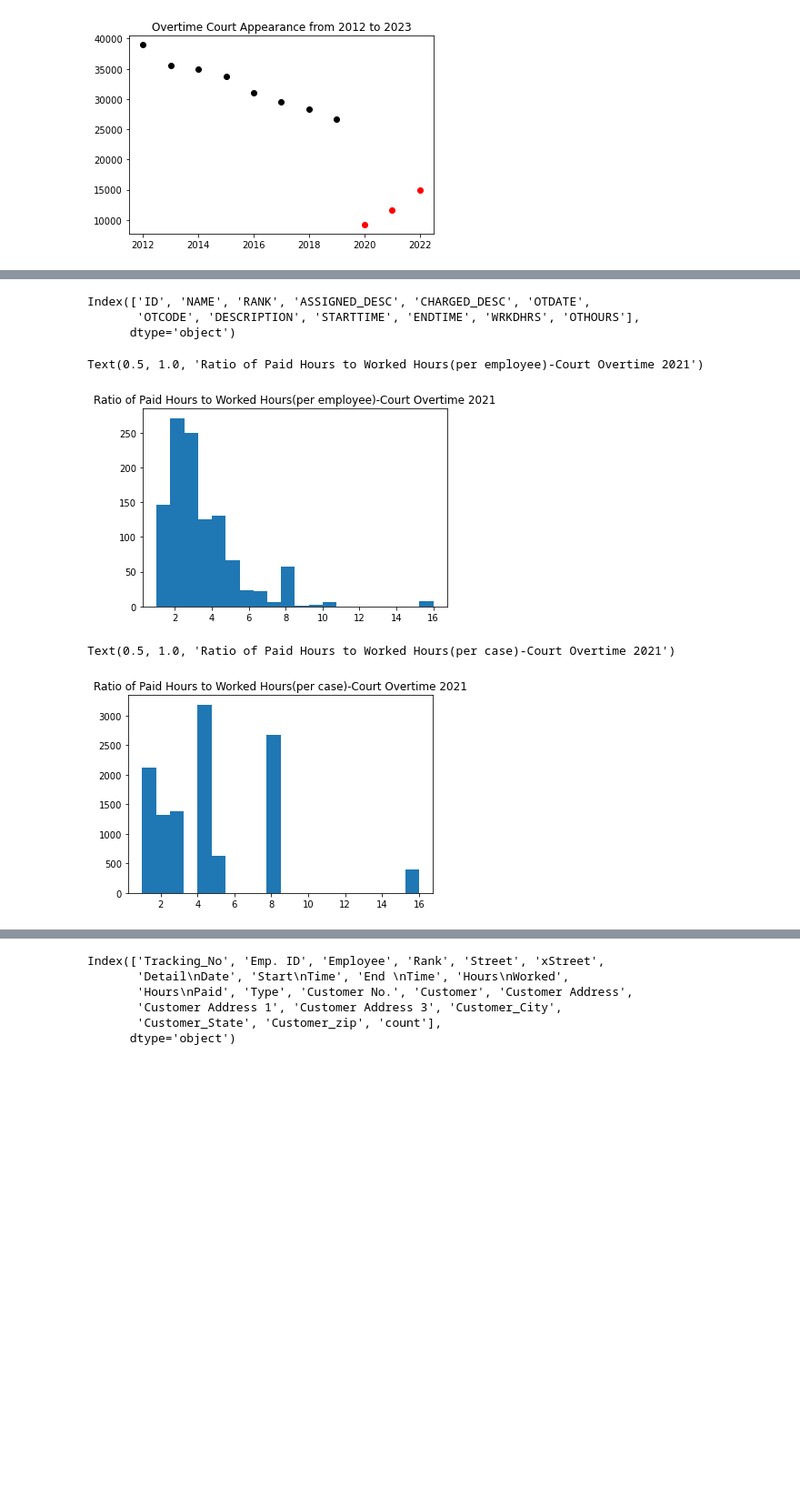
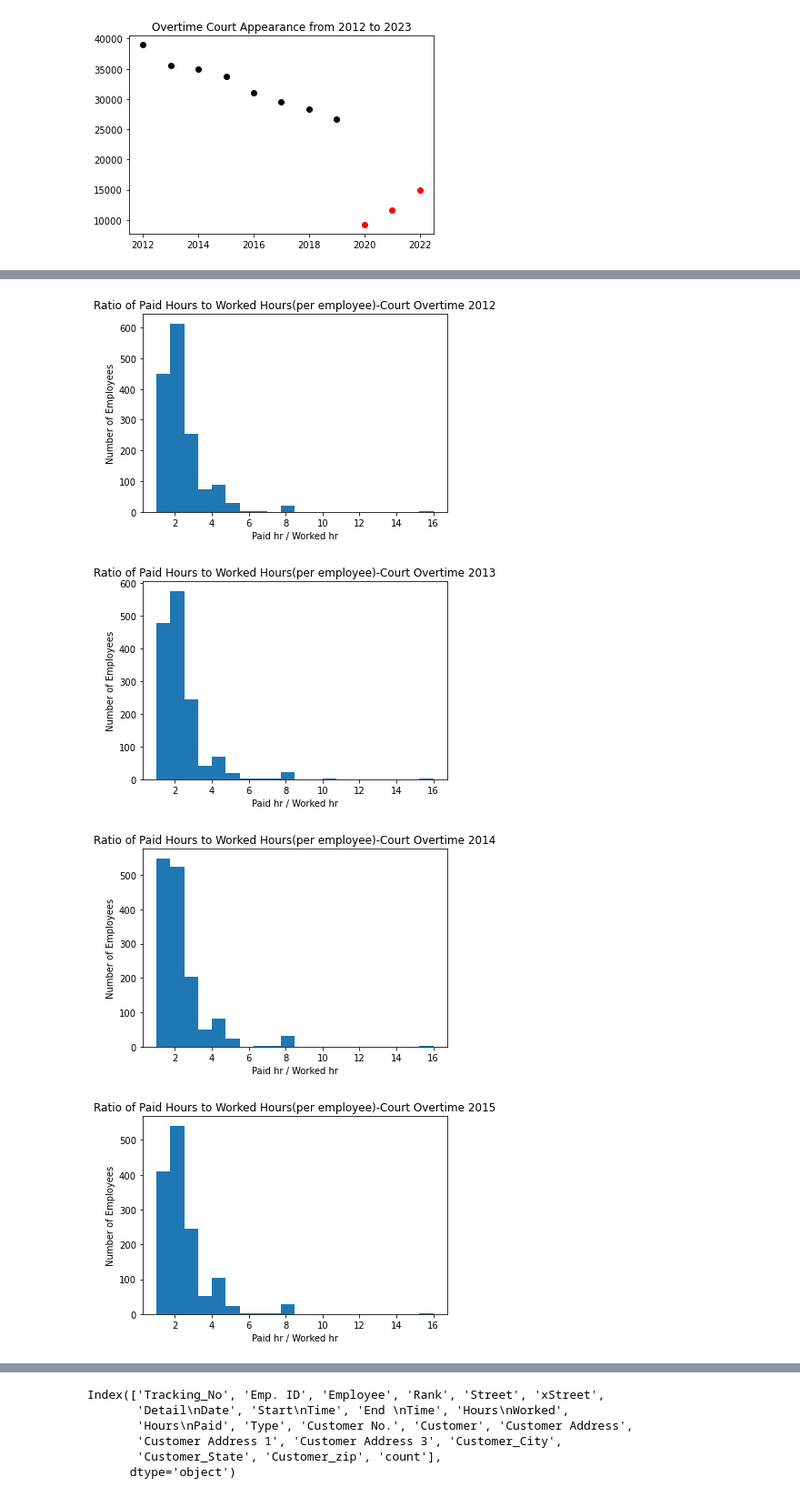
Before and after one commit to BU-Spark/ds-police-overtime, a Jupyter notebook: fa23-team-f/Data 1,2 Analysis.ipynb, the cells around one changed output, grey strips where cells are left out. Shown: that part at 91% size. Cells and saved outputs as stored; diff of their text form; code cells hidden in the pictures; blank space fills up the shorter version.

```diff
--- a/fa23-team-f/Data 1,2 Analysis.ipynb
+++ b/fa23-team-f/Data 1,2 Analysis.ipynb
@@ -163,20 +211,16 @@ Text(0.5, 1.0, 'Ratio of Paid Hours to Worked Hours(per case)-Court Overtime 202
-# %%
-print(overtime_court21.columns)
-overtime_court21_personal = overtime_court21.groupby('ID').sum(['WRKEDHRS', 'OTHOURS'])
-
-plt.hist(overtime_court21_personal['OTHOURS'] / overtime_court21_personal['WRKDHRS'], bins=20)
-# per employee
-plt.title('Ratio of Paid Hours to Worked Hours(per employee)-Court Overtime 2021')
-# %% [output]
-Index(['ID', 'NAME', 'RANK', 'ASSIGNED_DESC', 'CHARGED_DESC', 'OTDATE',
-       'OTCODE', 'DESCRIPTION', 'STARTTIME', 'ENDTIME', 'WRKDHRS', 'OTHOURS'],
-      dtype='object')
-Text(0.5, 1.0, 'Ratio of Paid Hours to Worked Hours(per employee)-Court Overtime 2021')
-[figure, removed]
-# %%
-plt.hist(overtime_court21['OTHOURS'] / overtime_court21['WRKDHRS'], bins=20)
-# per each case
-plt.title('Ratio of Paid Hours to Worked Hours(per case)-Court Overtime 2021')
-# %% [output]
-Text(0.5, 1.0, 'Ratio of Paid Hours to Worked Hours(per case)-Court Overtime 2021')
-[figure, removed]
+# %%
+for i in range(11):
+    temp = overtime_court[overtime_court['year']==2012+i]
+    temp_personal = temp.groupby('ID').sum(['WRKEDHRS', 'OTHOURS'])
+
+    plt.hist(temp_personal['OTHOURS'] / temp_personal['WRKDHRS'], bins=20)
+    # per employee
+    plt.title(f'Ratio of Paid Hours to Worked Hours(per employee)-Court Overtime {2012+i}')
+    plt.xlabel('Paid hr / Worked hr')
+    plt.ylabel('Number of Employees')
+    plt.show()
+# %% [output]
+[figure, added]
+[figure, added]
+[figure, added]
+[figure, added]
```
Also changed, not shown: parts of 24 cells of this notebook, 42 other files.
